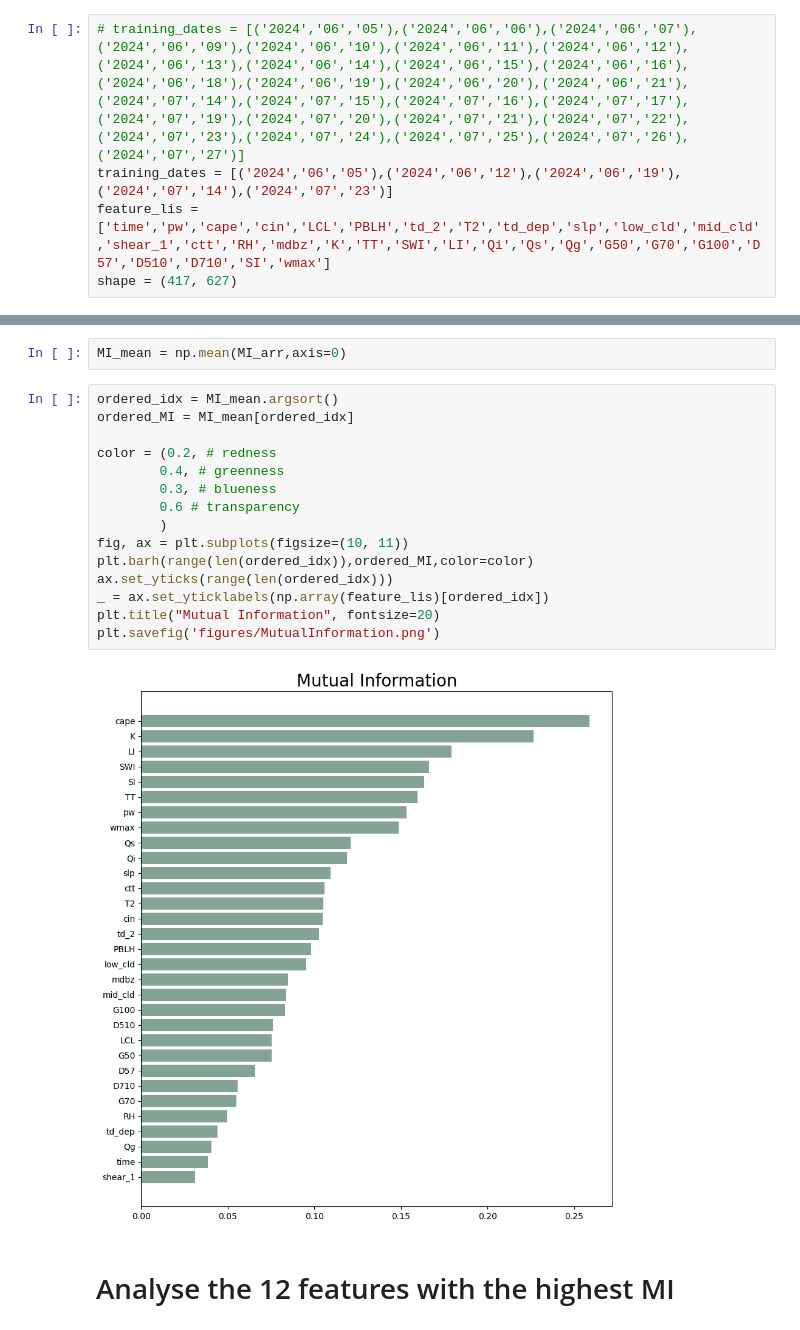
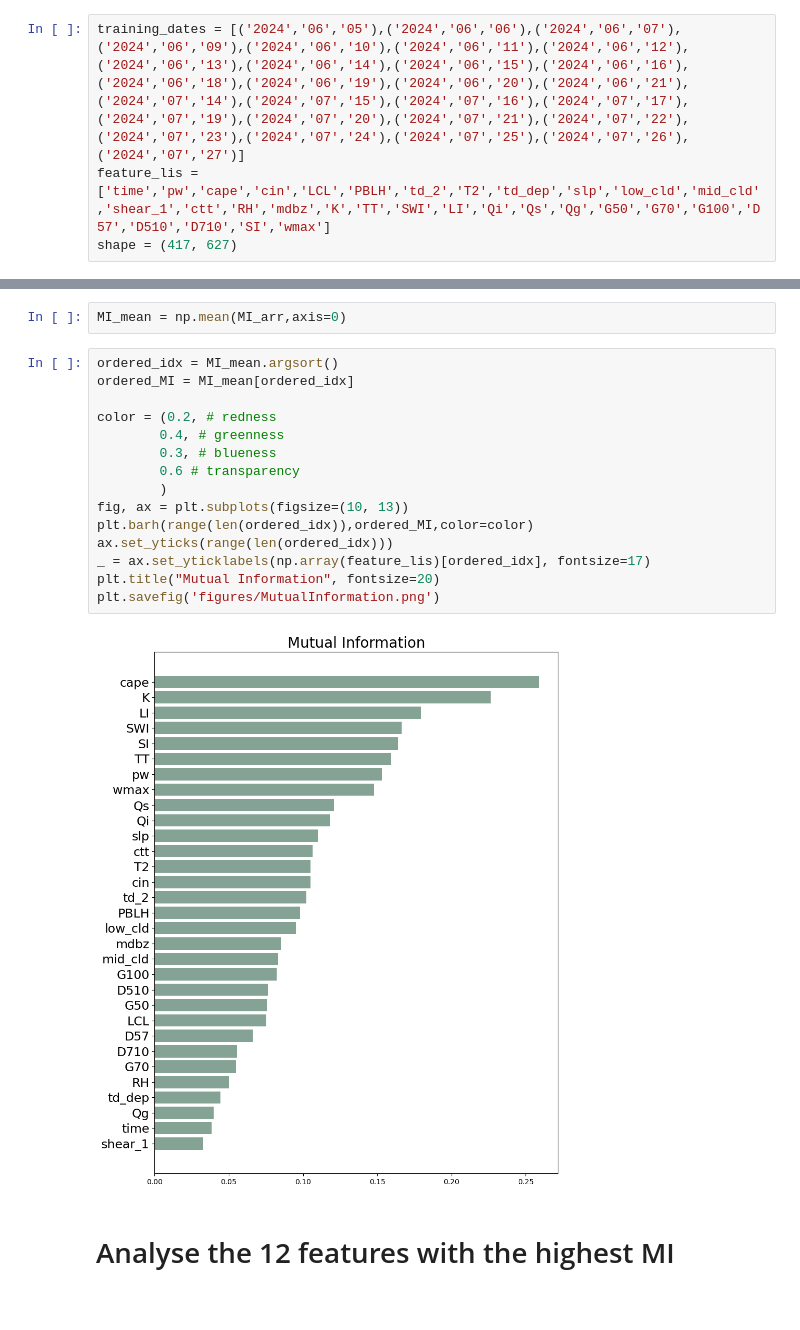
Before and after one commit to phaustin/a448_jm, a Jupyter notebook: feature_evaluation.ipynb, the cells around one changed output, grey strips where cells are left out. Cells and saved outputs as stored; diff of their text form.

```diff
--- a/feature_evaluation.ipynb
+++ b/feature_evaluation.ipynb
@@ -18,7 +18,6 @@ from sklearn.feature_selection import mutual_info_classif
 import matplotlib.pyplot as plt
 import imblearn
 # %%
-# training_dates = [('2024','06','05'),('2024','06','06'),('2024','06','07'),('2024','06','09'),('2024','06','10'),('2024','06','11'),('2024','06','12'),('2024','06','13'),('2024','06','14'),('2024','06','15'),('2024','06','16'),('2024','06','18'),('2024','06','19'),('2024','06','20'),('2024','06','21'),('2024','07','14'),('2024','07','15'),('2024','07','16'),('2024','07','17'),('2024','07','19'),('2024','07','20'),('2024','07','21'),('2024','07','22'),('2024','07','23'),('2024','07','24'),('2024','07','25'),('2024','07','26'),('2024','07','27')]
-training_dates = [('2024','06','05'),('2024','06','12'),('2024','06','19'),('2024','07','14'),('2024','07','23')]
+training_dates = [('2024','06','05'),('2024','06','06'),('2024','06','07'),('2024','06','09'),('2024','06','10'),('2024','06','11'),('2024','06','12'),('2024','06','13'),('2024','06','14'),('2024','06','15'),('2024','06','16'),('2024','06','18'),('2024','06','19'),('2024','06','20'),('2024','06','21'),('2024','07','14'),('2024','07','15'),('2024','07','16'),('2024','07','17'),('2024','07','19'),('2024','07','20'),('2024','07','21'),('2024','07','22'),('2024','07','23'),('2024','07','24'),('2024','07','25'),('2024','07','26'),('2024','07','27')]
 feature_lis = ['time','pw','cape','cin','LCL','PBLH','td_2','T2','td_dep','slp','low_cld','mid_cld','shear_1','ctt','RH','mdbz','K','TT','SWI','LI','Qi','Qs','Qg','G50','G70','G100','D57','D510','D710','SI','wmax']
 shape = (417, 627)
@@ -99,20 +63,20 @@ MI_mean = np.mean(MI_arr,axis=0)
 # %%
 ordered_idx = MI_mean.argsort()
 ordered_MI = MI_mean[ordered_idx]
 
 color = (0.2, # redness
         0.4, # greenness
         0.3, # blueness
         0.6 # transparency
         )
-fig, ax = plt.subplots(figsize=(10, 11))
+fig, ax = plt.subplots(figsize=(10, 13))
 plt.barh(range(len(ordered_idx)),ordered_MI,color=color)
 ax.set_yticks(range(len(ordered_idx)))
-_ = ax.set_yticklabels(np.array(feature_lis)[ordered_idx])
+_ = ax.set_yticklabels(np.array(feature_lis)[ordered_idx], fontsize=17)
 plt.title("Mutual Information", fontsize=20)
 plt.savefig('figures/MutualInformation.png')
 # %% [output]
-[figure, old version]
+[figure, new version]
 # %% [markdown]
 # Analyse the 12 features with the highest MI
 # %% [markdown]
```
Also changed, not shown: parts of 5 cells of this notebook, 6 other files.
